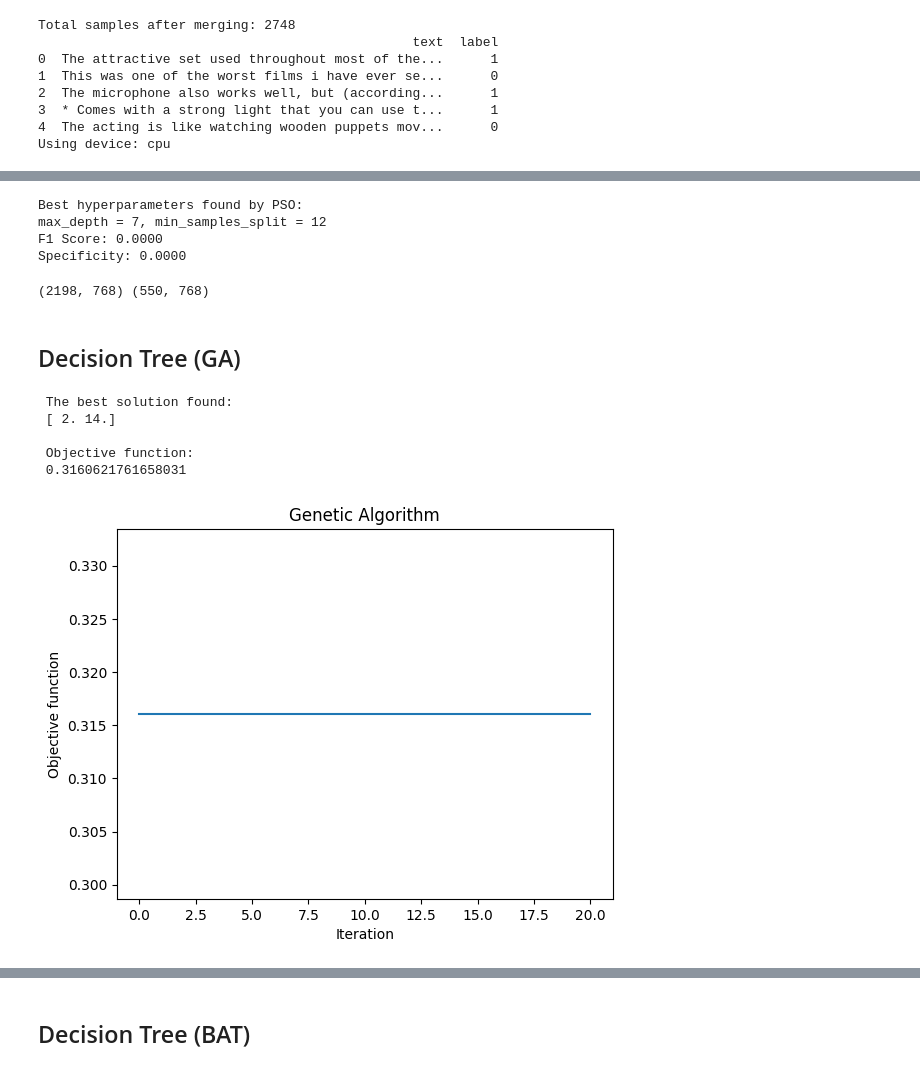
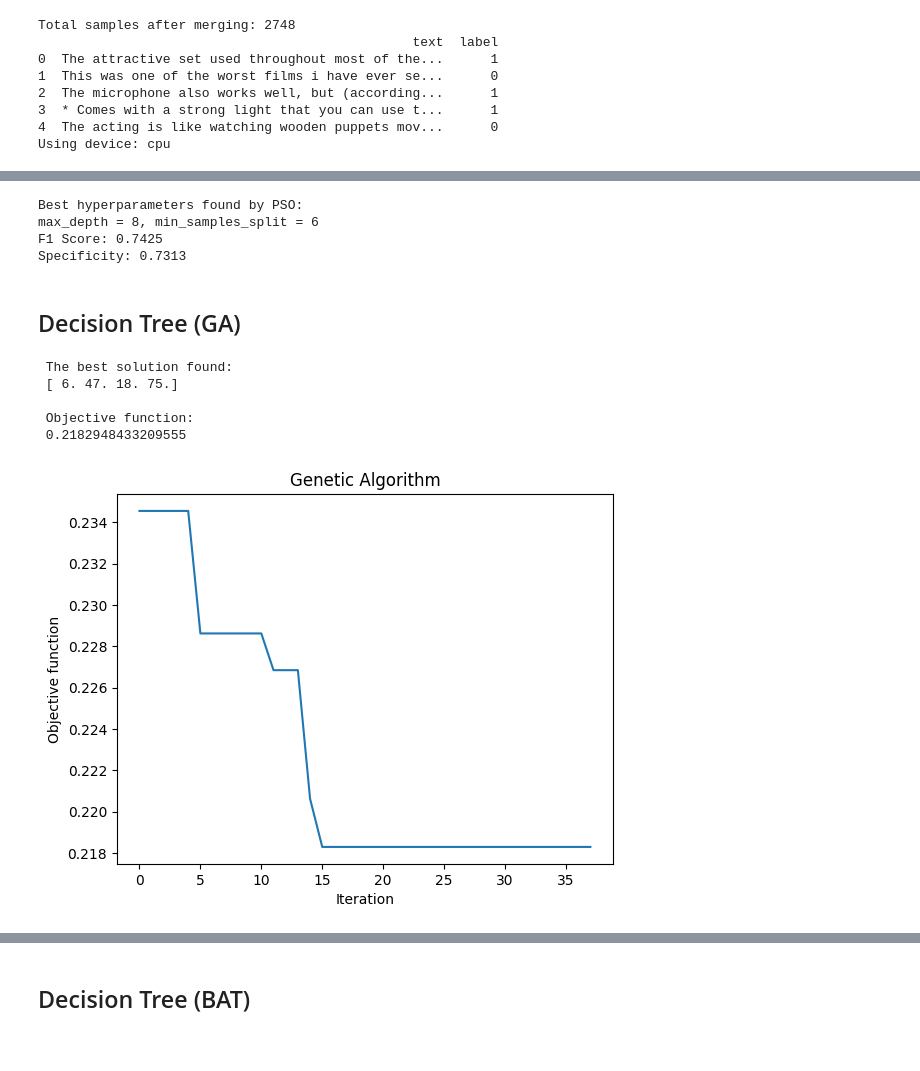
Before and after one commit to Tech-Seminar-Sentiment-Analysis/Technical-seminar, a Jupyter notebook: notebooks/annie.ipynb, the cells around one changed output, grey strips where cells are left out. Drawn from its saved outputs; the diff is of its cells as text; code cells hidden in the pictures.

```diff
--- a/notebooks/annie.ipynb
+++ b/notebooks/annie.ipynb
@@ -1583,18 +1586,31 @@ best_cost, best_pos = optimizer.optimize(dt_objective_wrapper, iters=20)
 # %%
-print("Best hyperparameters found by PSO:")
-print(f"max_depth = {int(best_pos[0])}, min_samples_split = {int(best_pos[1])}")
-print(f"F1 Score: {dt_f1_score:.4f}")
-print(f"Specificity: {dt_specificity:.4f}")
+from sklearn.tree import DecisionTreeClassifier
+from sklearn.metrics import f1_score, confusion_matrix
+
+best_max_depth = int(best_pos[0])
+best_min_split = int(best_pos[1])
+
+best_dt = DecisionTreeClassifier(
+    max_depth=best_max_depth,
+    min_samples_split=best_min_split,
+    random_state=42
+)
+best_dt.fit(X_train_vect, y_train)
+y_pred_test = best_dt.predict(X_test_vect)
+
+f1 = f1_score(y_test, y_pred_test, zero_division=0)
+tn, fp, fn, tp = confusion_matrix(y_test, y_pred_test, labels=[0,1]).ravel()
+spec = tn / (tn + fp) if (tn + fp) > 0 else 0.0
+
+print(f"Best hyperparameters found by PSO:")
+print(f"max_depth = {best_max_depth}, min_samples_split = {best_min_split}")
+print(f"F1 Score: {f1:.4f}")
+print(f"Specificity: {spec:.4f}")
 # %% [output]
 Best hyperparameters found by PSO:
-max_depth = 7, min_samples_split = 12
-F1 Score: 0.0000
-Specificity: 0.0000
+max_depth = 8, min_samples_split = 6
+F1 Score: 0.7425
+Specificity: 0.7313
-# %%
-
-print(X_train_vect.shape, X_test_vect.shape)
-# %% [output]
-(2198, 768) (550, 768)
 # %% [markdown]
 ## Decision Tree (GA)
 # %%
@@ -1625,34 +1661,38 @@ def dt_ga_objective(params):
 # %%
 from geneticalgorithm import geneticalgorithm as ga
 import numpy as np
 
-# Variable bounds: [max_depth, min_samples_split]
-varbound = np.array([[1, 20],  # max_depth
-                     [2, 20]]) # min_samples_split
+# Variable bounds (integers): md∈[1,50], mss∈[2,50], msl∈[1,20], thr*100∈[20,80]
+varbound = np.array([
+    [1, 50],   # max_depth
+    [2, 50],   # min_samples_split
+    [1, 20],   # min_samples_leaf
+    [20, 80],  # threshold * 100
+], dtype=int)
 
-# Algorithm parameters including parents_portion
 algorithm_params = {
-    'max_num_iteration': 20,
-    'population_size': 10,
-    'mutation_probability': 0.1,
-    'elit_ratio': 0.01,
+    'max_num_iteration': 60,
+    'population_size': 30,
+    'mutation_probability': 0.15,
+    'elit_ratio': 0.05,
     'crossover_probability': 0.5,
     'parents_portion': 0.3,
     'crossover_type': 'uniform',
-    'max_iteration_without_improv': None
+    'max_iteration_without_improv': 20
 }
 
 model = ga(function=dt_ga_objective,
-           dimension=2,
+           dimension=4,
            variable_type='int',
            variable_boundaries=varbound,
            algorithm_parameters=algorithm_params)
 
 model.run()
+best_variables = model.output_dict['variable']
 # %% [output]
  The best solution found:
- [ 2. 14.]
+ [ 6. 47. 18. 75.]
 
  Objective function:
- 0.3160621761658031
+ 0.2182948433209555
-[figure, old version]
+[figure, new version]
```
Also changed, not shown: parts of 73 cells of this notebook, 1 other file.
